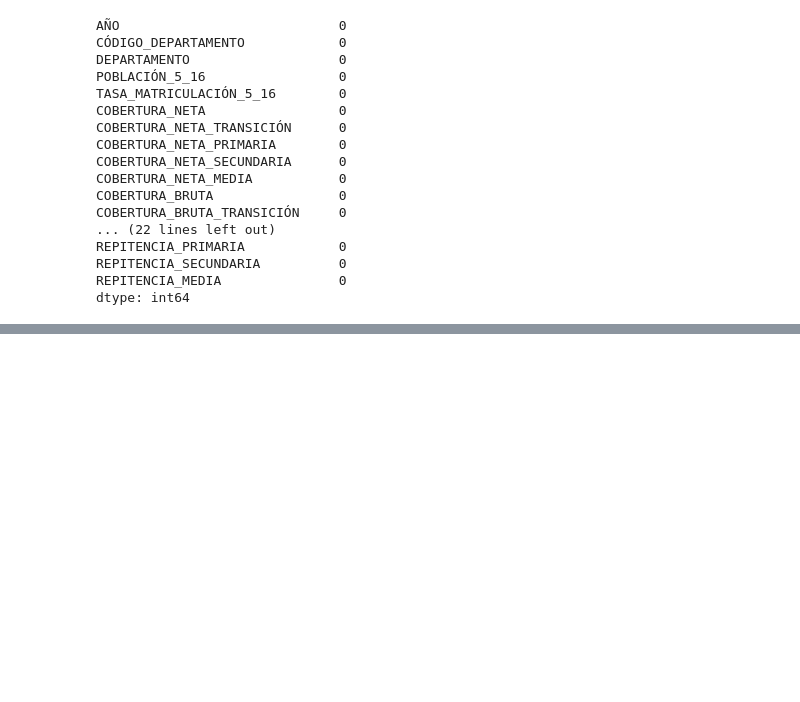
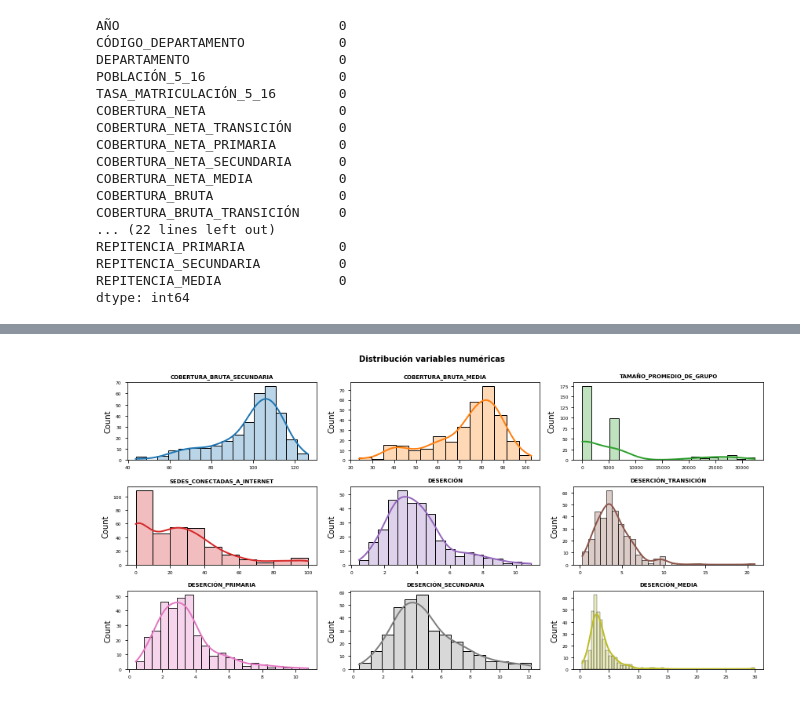
Before and after one commit to davidcastri/ProjectVST, a Jupyter notebook: Modelamiento/modelamiento.ipynb, the cells around one changed output, grey strips where cells are left out. Drawn from its saved outputs; the diff is of its cells as text; code cells hidden in the pictures; blank space fills up the shorter version.

```diff
--- a/Modelamiento/modelamiento.ipynb
+++ b/Modelamiento/modelamiento.ipynb
@@ -170,0 +237,4 @@ dtype: int64
+# %%
+fig_dist(data, columnin=13, columnfin=22,ncols=3,nrows=3)
+# %% [output]
+[figure, added]
```
Also changed, not shown: parts of 12 cells of this notebook.
